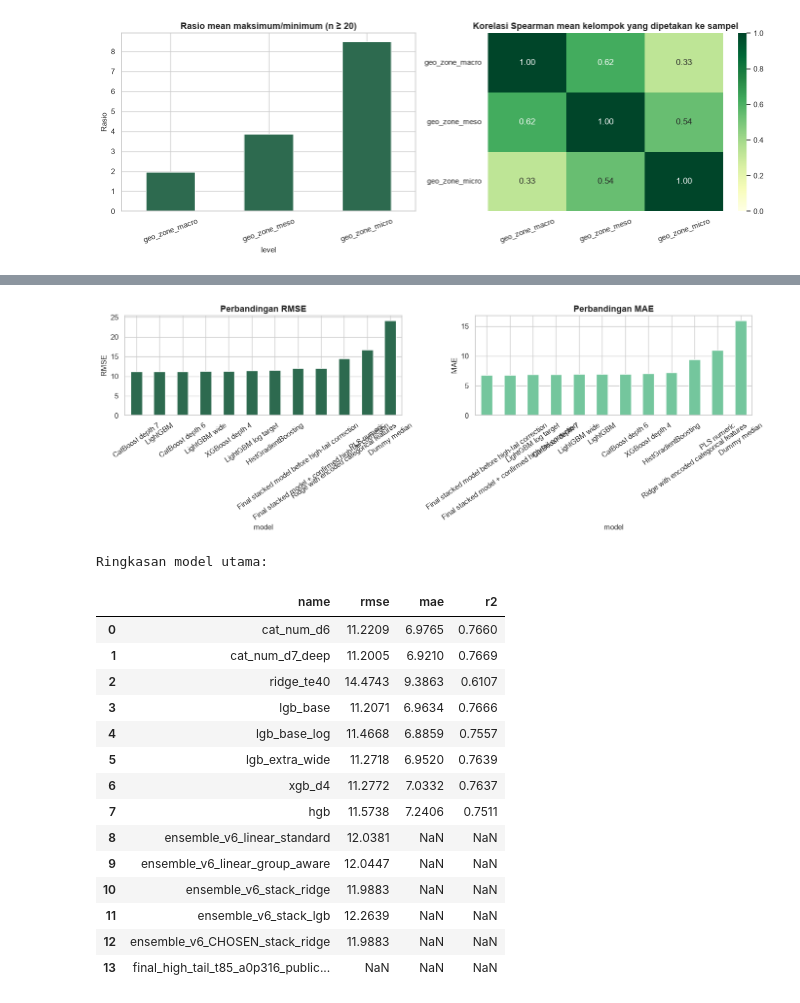
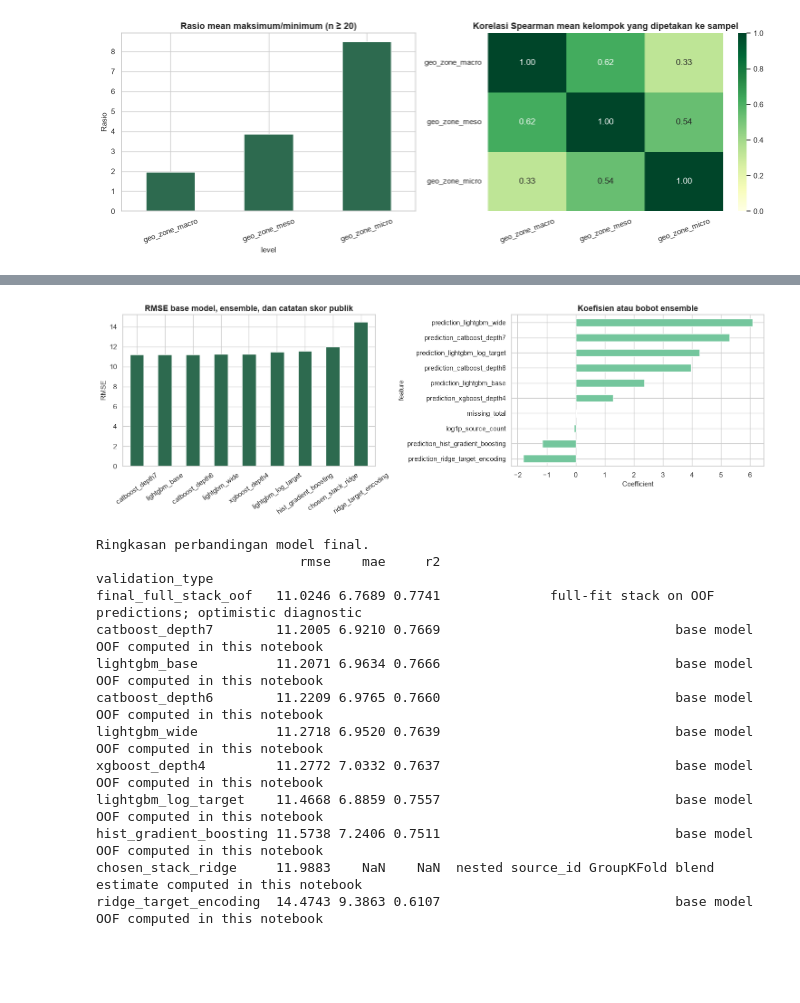
Before and after one commit to AliNicholas/compfest-tikum, a Jupyter notebook: research_questions.ipynb, the cells around one changed output, grey strips where cells are left out. Saved outputs shown, nothing was run; the diff lists cells and outputs as text; code cells hidden in the pictures; blank space fills up the shorter version.

```diff
--- a/research_questions.ipynb
+++ b/research_questions.ipynb
@@ -5,5 +5,6 @@
 # %%
 import os
+import gc
 import time
 import warnings
 from itertools import combinations
@@ -17,23 +18,24 @@ import pandas as pd
 import matplotlib.pyplot as plt
 import seaborn as sns
 
-from IPython.display import Markdown, display
+from catboost import CatBoostRegressor
 from scipy import stats
-from sklearn.cross_decomposition import PLSRegression
-from sklearn.dummy import DummyRegressor
+from scipy.optimize import minimize
+from sklearn.ensemble import HistGradientBoostingRegressor
 from sklearn.impute import SimpleImputer
 from sklearn.linear_model import LinearRegression, Ridge
 from sklearn.metrics import (
     mean_absolute_error,
+    mean_squared_error,
     mean_squared_log_error,
     median_absolute_error,
     r2_score,
     root_mean_squared_error,
 )
-from sklearn.model_selection import GroupKFold, StratifiedKFold, train_test_split
-from sklearn.pipeline import Pipeline
+from sklearn.model_selection import GroupKFold, StratifiedKFold
 from sklearn.preprocessing import StandardScaler
-from catboost import CatBoostRegressor
+import lightgbm as lgb
+import xgboost as xgb
 
 RANDOM_STATE = 42
 TARGET = "property_organic_content"
@@ -60,10 +62,14 @@ plt.rcParams.update({
 })
 
 train = pd.read_csv(DATA_DIR / "train.csv")
+test = pd.read_csv(DATA_DIR / "test.csv")
 y = train[TARGET].copy()
+y_values = y.to_numpy()
+groups = train["source_id"].to_numpy()
 
 assert TARGET in train.columns
 assert train["sample_id"].is_unique
+assert test["sample_id"].is_unique
 print(f"Train shape: {train.shape}")
 print(f"Target mean: {y.mean():.4f} | median: {y.median():.4f} | skewness: {y.skew():.4f}")
 # %% [output]
@@ -1774,34 +2047,35 @@ Metrik gabungan seluruh prediksi OOF; RMSE model final memakai mean GroupKFold:
 # %%
-_, axes = plt.subplots(1, 2, figsize=(14, 5))
-benchmark["RMSE"].sort_values().plot(kind="bar", color=GREEN, ax=axes[0])
-axes[0].set_title("Perbandingan RMSE")
+_, axes = plt.subplots(1, 2, figsize=(15, 5))
+rmse_plot = pd.concat([
+    base_model_metrics["rmse"],
+    pd.Series({
+        f"chosen_{chosen_strategy_name}": chosen_cv_rmse,
+    })
+]).sort_values()
+rmse_plot.plot(kind="bar", color=GREEN, ax=axes[0])
+axes[0].set_title("RMSE base model, ensemble, dan catatan skor publik")
 axes[0].set_ylabel("RMSE")
 axes[0].tick_params(axis="x", rotation=35)
 
-benchmark["MAE"].sort_values().plot(kind="bar", color=LIGHT_GREEN, ax=axes[1])
-axes[1].set_title("Perbandingan MAE")
-axes[1].set_ylabel("MAE")
-axes[1].tick_params(axis="x", rotation=35)
+coef_plot = stack_coefficients.set_index("feature")["coefficient"].sort_values()
+coef_plot.plot(kind="barh", color=LIGHT_GREEN, ax=axes[1])
+axes[1].set_title("Koefisien atau bobot ensemble")
+axes[1].set_xlabel("Coefficient")
 plt.tight_layout()
 plt.show()
 
-print("Ringkasan model utama:")
-display(v6_summary)
+print_table("Ringkasan perbandingan model final.", model_comparison)
 # %% [output]
-[figure, old version]
+[figure, new version]
-Ringkasan model utama:
+Ringkasan perbandingan model final.
+                          rmse    mae     r2                                                       validation_type
+final_full_stack_oof   11.0246 6.7689 0.7741              full-fit stack on OOF predictions; optimistic diagnostic
+catboost_depth7        11.2005 6.9210 0.7669                              base model OOF computed in this notebook
+lightgbm_base          11.2071 6.9634 0.7666                              base model OOF computed in this notebook
+catboost_depth6        11.2209 6.9765 0.7660                              base model OOF computed in this notebook
+lightgbm_wide          11.2718 6.9520 0.7639                              base model OOF computed in this notebook
+xgboost_depth4         11.2772 7.0332 0.7637                              base model OOF computed in this notebook
+lightgbm_log_target    11.4668 6.8859 0.7557                              base model OOF computed in this notebook
+hist_gradient_boosting 11.5738 7.2406 0.7511                              base model OOF computed in this notebook
+chosen_stack_ridge     11.9883    NaN    NaN  nested source_id GroupKFold blend estimate computed in this notebook
+ridge_target_encoding  14.4743 9.3863 0.6107                              base model OOF computed in this notebook
-|  | name | rmse | mae | r2 |
-| 0 | cat_num_d6 | 11.2209 | 6.9765 | 0.7660 |
-| 1 | cat_num_d7_deep | 11.2005 | 6.9210 | 0.7669 |
-| 2 | ridge_te40 | 14.4743 | 9.3863 | 0.6107 |
-| 3 | lgb_base | 11.2071 | 6.9634 | 0.7666 |
-| 4 | lgb_base_log | 11.4668 | 6.8859 | 0.7557 |
-| 5 | lgb_extra_wide | 11.2718 | 6.9520 | 0.7639 |
-| 6 | xgb_d4 | 11.2772 | 7.0332 | 0.7637 |
-| 7 | hgb | 11.5738 | 7.2406 | 0.7511 |
-| 8 | ensemble_v6_linear_standard | 12.0381 | NaN | NaN |
-| 9 | ensemble_v6_linear_group_aware | 12.0447 | NaN | NaN |
-| 10 | ensemble_v6_stack_ridge | 11.9883 | NaN | NaN |
-| 11 | ensemble_v6_stack_lgb | 12.2639 | NaN | NaN |
-| 12 | ensemble_v6_CHOSEN_stack_ridge | 11.9883 | NaN | NaN |
-| 13 | final_high_tail_t85_a0p316_public... | NaN | NaN | NaN |
```
Also changed, not shown: parts of 53 cells of this notebook, 2 other files.
